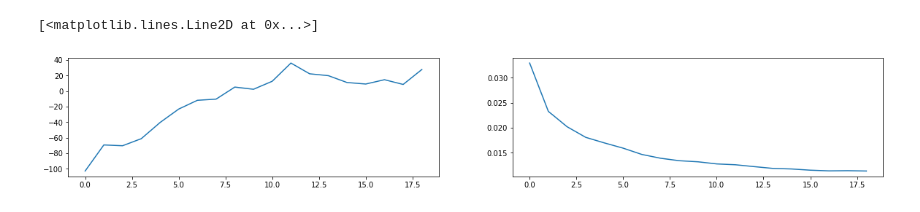
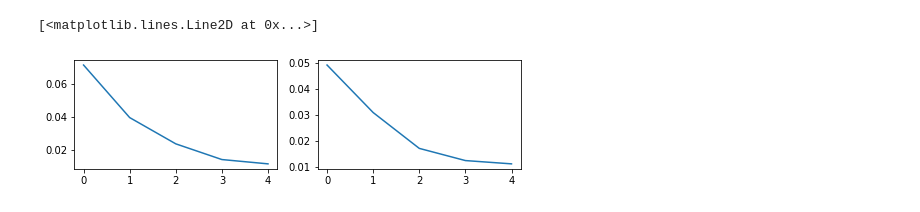
Before and after one commit to vibujithan/autoencoders, a Jupyter notebook: MorphoMNIST-AE.ipynb, the cells around one changed output. Cells and saved outputs as stored; diff of their text form; code cells hidden in the pictures.

```diff
--- a/MorphoMNIST-AE.ipynb
+++ b/MorphoMNIST-AE.ipynb
@@ -2,7 +2,7 @@
 import os, sys
 from pathlib import Path
 
-root_path = Path(os.getcwd()).parent.parent
+root_path = Path(os.getcwd()).parent
 sys.path.append(str(root_path) +'/')
 
 morphomnist_path = root_path/'autoencoders'/'data'/'morphomnist'/'global'
@@ -52,26 +44,3 @@ train_data, val_data = random_split(dataset, [math.floor(m-m*0.2), math.ceil(m*0
 
 train_loader = DataLoader(train_data, batch_size=batch_size)
 val_loader = DataLoader(val_data, batch_size=batch_size)
-# %%
-encoded_dim = 128
-macaw_dim = 128
-automacaw_model = automacaw(encoded_dim, macaw_dim)
-losses = {'total_loss':[], 'mse_train_loss':[],'mse_val_loss':[],'nll_train_loss':[],'nll_val_loss':[]}
-
-alpha = 0.0015
-beta = 1500
-
-for epoch in (pbar := tqdm(range(30))):
-    nll_train_loss, mse_train_loss, total_loss = automacaw_model.train_everything(train_loader, alpha=alpha, beta=beta)
-    losses['total_loss'].append(total_loss)
-    losses['nll_train_loss'].append(nll_train_loss)
-    losses['mse_train_loss'].append(mse_train_loss)
-    losses['mse_val_loss'].append(automacaw_model.test_MSE(val_loader))
-    losses['nll_val_loss'].append(automacaw_model.test_likelihood(val_loader))
-
-    clear_output()
-    fig = automacaw_model.cf_test(val_loader,12)
-
-    print(f"mse_train: {mse_train_loss:.3f}, mse_val: {losses['mse_val_loss'][-1]:.3f}, nll_train: {nll_train_loss: .3f}, nll_val: {losses['nll_val_loss'][-1]:.3f}")
-    print(f"total_loss: {total_loss:.3f}, mse_val: {losses['mse_val_loss'][-1] * beta:.3f}, nll_val: {losses['nll_val_loss'][-1] * alpha:.3f}")
-    display(fig)
@@ -82,0 +47,12 @@ KeyboardInterrupt:
+# %%
+encoded_dim = 128
+ae_model = AE(encoded_dim)
+losses = {'mse_train_loss':[],'mse_val_loss':[]}
+
+for epoch in (pbar := tqdm(range(5))):
+    losses['mse_train_loss'].append(ae_model.train(train_loader))
+    losses['mse_val_loss'].append(ae_model.test(val_loader))
+
+    clear_output()
+    fig = ae_model.plot_ae_outputs(val_loader,12)
+    display(fig)
@@ -83,7 +61,7 @@ KeyboardInterrupt:
 # %%
-fig, axs = plt.subplots(1,2)
-axs[0].plot(losses['nll_val_loss'])
+fig, axs = plt.subplots(1,2, figsize=(8,2))
+axs[0].plot(losses['mse_train_loss'])
 axs[1].plot(losses['mse_val_loss'])
 # %% [output]
 [<matplotlib.lines.Line2D at 0x...>]
-[figure, old version]
+[figure, new version]
```
Also changed, not shown: parts of 31 cells of this notebook, 5 other files.
